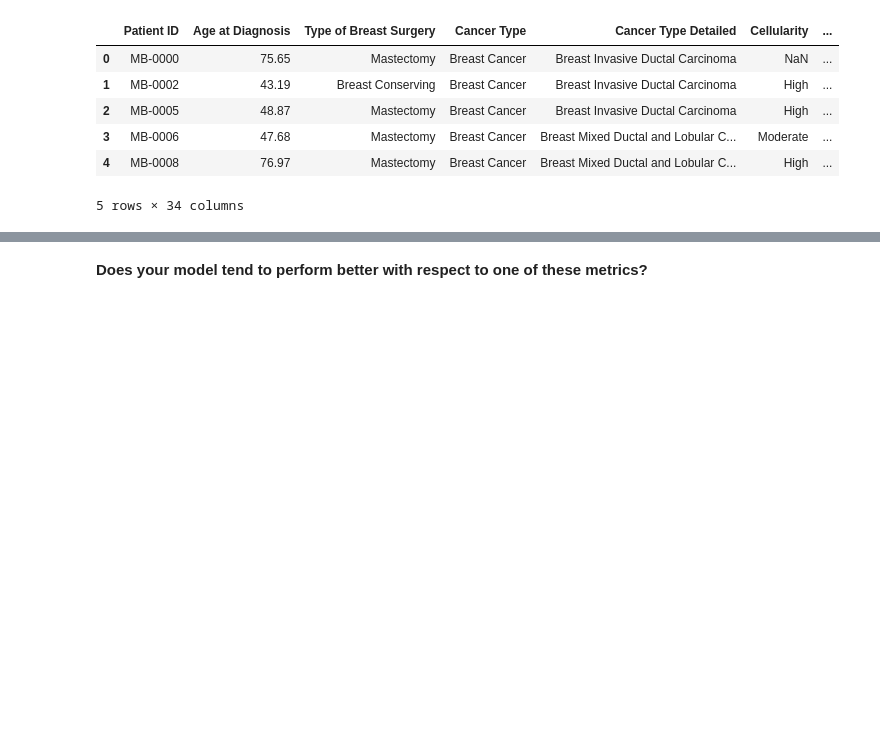
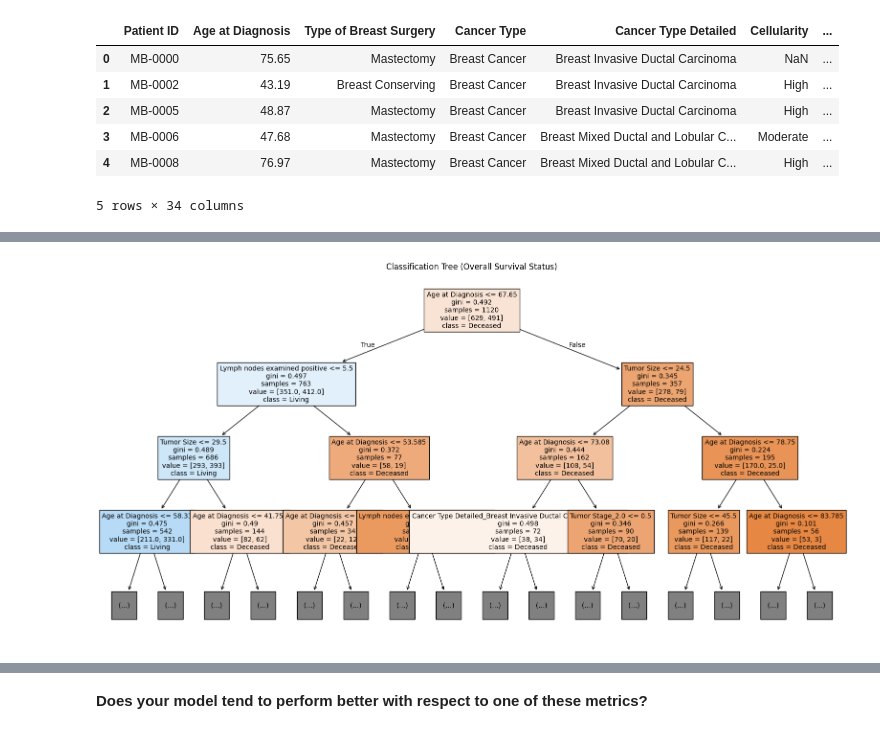
Before and after one commit to kpunsalan8/trees-KP, a Jupyter notebook: assignment/assignment.ipynb, the cells around one changed output, grey strips where cells are left out. Cells and saved outputs as stored; diff of their text form; code cells hidden in the pictures; blank space fills up the shorter version.

```diff
--- a/assignment/assignment.ipynb
+++ b/assignment/assignment.ipynb
@@ -261,2 +262,3 @@ df.head()
 # %%
 # drop missing rows from data
+df_subset = df[subset_vars].dropna()
@@ -266,0 +265,6 @@ df.head()
+# %%
+# one-hot-encode categorical vars
+df_subset = pd.get_dummies(df_subset, columns=['Tumor Stage', 'Chemotherapy', 'Cancer Type Detailed'])
+# %%
+# create feature matrix X
+X = df_subset.drop(columns=['Overall Survival Status', 'Overall Survival (Months)'])
@@ -267,2 +280,21 @@ df.head()
+# %%
+# 3.3 predict Overall Survival Status with X using a tree
+y = df_subset['Overall Survival Status']
+X_train, X_test, y_train, y_test = train_test_split(X, y, test_size=0.2, random_state=42)
+
+# classification tree
+# min_leaf_samples = 10
+from sklearn.tree import DecisionTreeClassifier, plot_tree
+class_tree = DecisionTreeClassifier(min_samples_leaf=10)
+class_tree.fit(X_train, y_train)
+y_pred = class_tree.predict(X_test)
+# %%
+# dedrogram of the tree
+plt.figure(figsize=(20, 10))
+plot_tree(class_tree, feature_names=X.columns, class_names=["Deceased", "Living"], filled=True, max_depth=3, fontsize=10)
+plt.title("Classification Tree (Overall Survival Status)")
+plt.show()
+# %% [output]
+[figure, added]
 # %%
 # confusion matrix of performance
```
Also changed, not shown: parts of 9 cells of this notebook.
